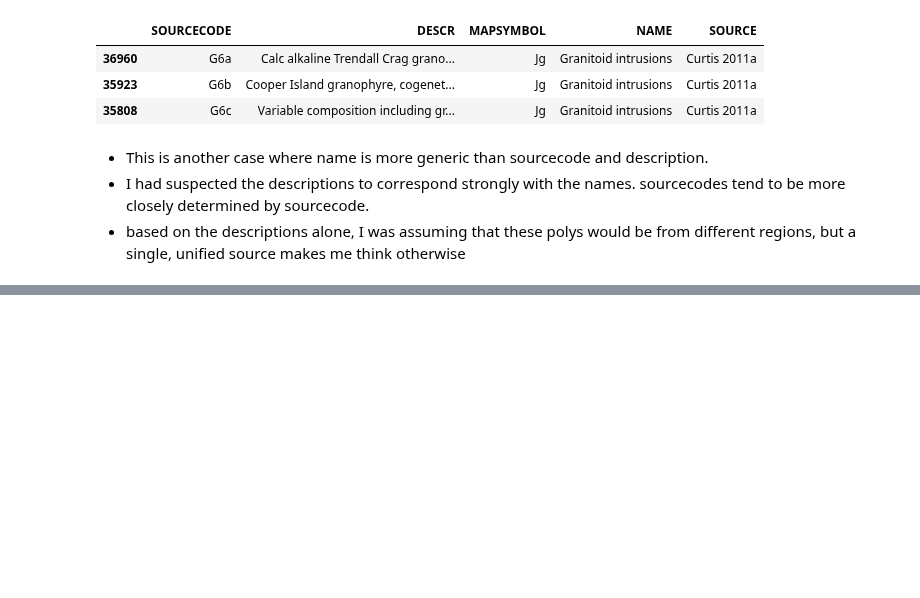
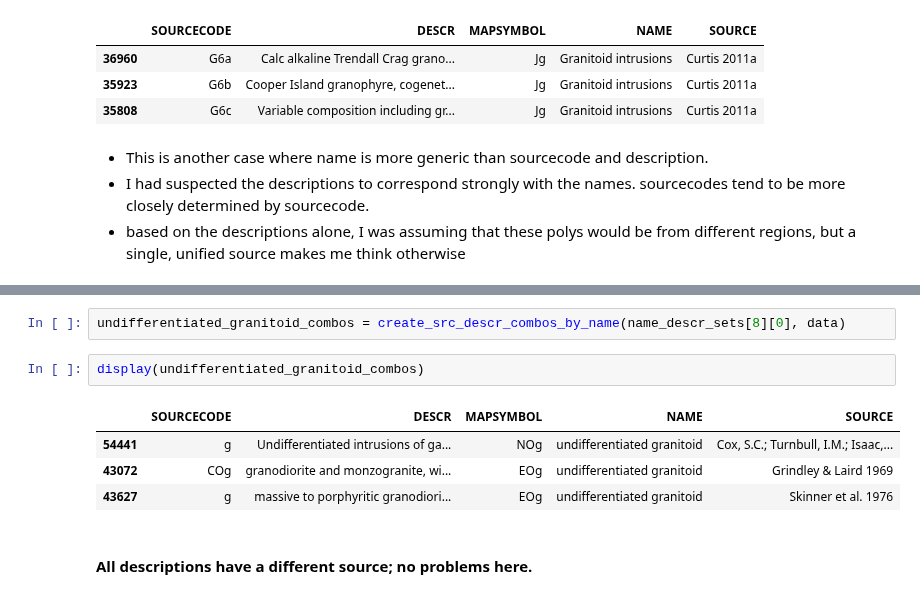
Before and after one commit to selkind/GeoMap, a Jupyter notebook: name_descr_investigation.ipynb, the cells around one changed output, grey strips where cells are left out. Drawn from its saved outputs; the diff is of its cells as text; blank space fills up the shorter version.

```diff
--- a/name_descr_investigation.ipynb
+++ b/name_descr_investigation.ipynb
@@ -405,0 +419,11 @@ display(granitoid_intrusion_combos)
+# %%
+undifferentiated_granitoid_combos = create_src_descr_combos_by_name(name_descr_sets[8][0], data)
+# %%
+display(undifferentiated_granitoid_combos)
+# %% [output]
+|  | SOURCECODE | DESCR | MAPSYMBOL | NAME | SOURCE |
+| 54441 | g | Undifferentiated intrusions of ga... | NOg | undifferentiated granitoid | Cox, S.C.; Turnbull, I.M.; Isaac,... |
+| 43072 | COg | granodiorite and monzogranite, wi... | EOg | undifferentiated granitoid | Grindley & Laird 1969 |
+| 43627 | g | massive to porphyritic granodiori... | EOg | undifferentiated granitoid | Skinner et al. 1976 |
+# %% [markdown]
+#### All descriptions have a different source; no problems here.
```
Also changed, not shown: parts of 21 cells of this notebook.
